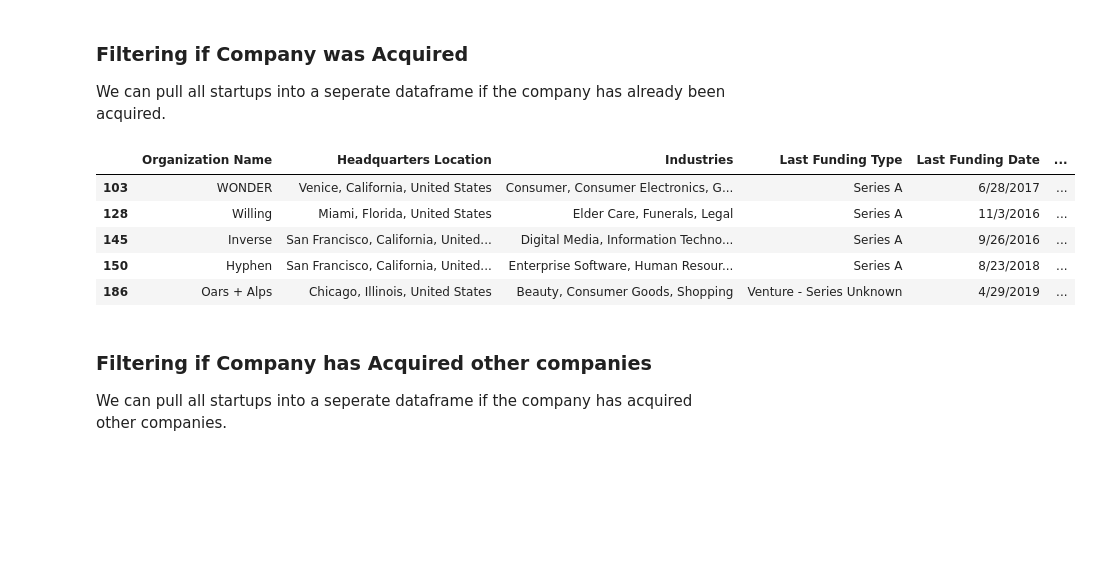
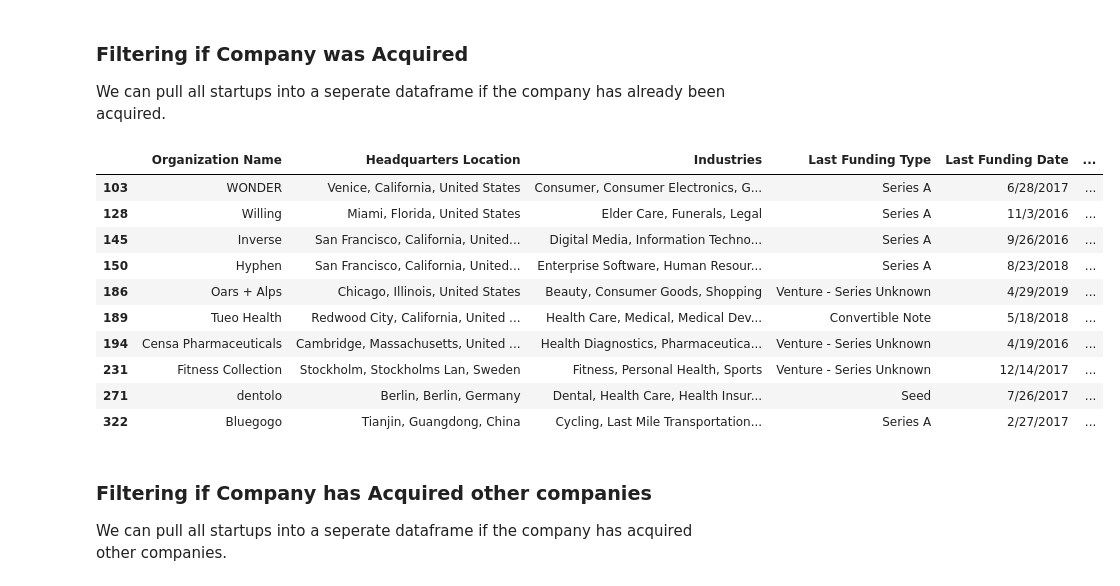
Before and after one commit to Smalik182/Venture_Capital_StartUp_Analysis, a Jupyter notebook: Untitled.ipynb, the cells around one changed output. Drawn from its saved outputs; the diff is of its cells as text; code cells hidden in the pictures; blank space fills up the shorter version.

```diff
--- a/Untitled.ipynb
+++ b/Untitled.ipynb
@@ -162,20 +162,21 @@ Internet
 
 We can pull all startups into a seperate dataframe if the company has already been acquired.
 # %%
-def filter_if_Acquired():
-    mask = clean_data['Acquisition Status'].str.contains('Was Acquired' , case=False, na=False)
-    final = clean_data[mask]
-    return final
-
-startup_Was_Acquired = filter_if_Acquired()
-startup_Was_Acquired.head(5)
+startup_Was_Acquired = clean_data[clean_data['Acquisition Status'].str.contains(
+                                             'Was Acquired' , case=False, na=False)]
+startup_Was_Acquired.head(10)
 # %% [output]
 |  | Organization Name | Headquarters Location | Industries | Last Funding Type | Last Funding Date | ... |
 | 103 | WONDER | Venice, California, United States | Consumer, Consumer Electronics, G... | Series A | 6/28/2017 | ... |
 | 128 | Willing | Miami, Florida, United States | Elder Care, Funerals, Legal | Series A | 11/3/2016 | ... |
 | 145 | Inverse | San Francisco, California, United... | Digital Media, Information Techno... | Series A | 9/26/2016 | ... |
 | 150 | Hyphen | San Francisco, California, United... | Enterprise Software, Human Resour... | Series A | 8/23/2018 | ... |
 | 186 | Oars + Alps | Chicago, Illinois, United States | Beauty, Consumer Goods, Shopping | Venture - Series Unknown | 4/29/2019 | ... |
+| 189 | Tueo Health | Redwood City, California, United ... | Health Care, Medical, Medical Dev... | Convertible Note | 5/18/2018 | ... |
+| 194 | Censa Pharmaceuticals | Cambridge, Massachusetts, United ... | Health Diagnostics, Pharmaceutica... | Venture - Series Unknown | 4/19/2016 | ... |
+| 231 | Fitness Collection | Stockholm, Stockholms Lan, Sweden | Fitness, Personal Health, Sports | Venture - Series Unknown | 12/14/2017 | ... |
+| 271 | dentolo | Berlin, Berlin, Germany | Dental, Health Care, Health Insur... | Seed | 7/26/2017 | ... |
+| 322 | Bluegogo | Tianjin, Guangdong, China | Cycling, Last Mile Transportation... | Series A | 2/27/2017 | ... |
 # %% [markdown]
 ### Filtering if Company has Acquired other companies
 
```
Also changed, not shown: parts of 14 cells of this notebook.
